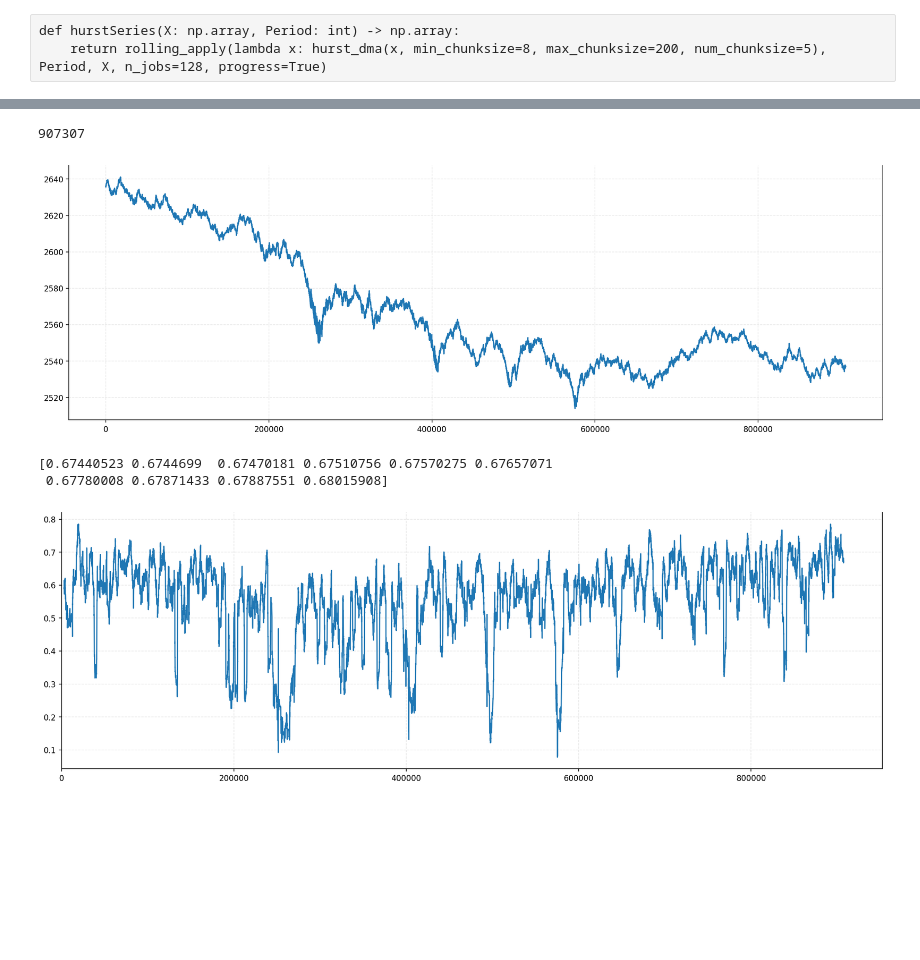
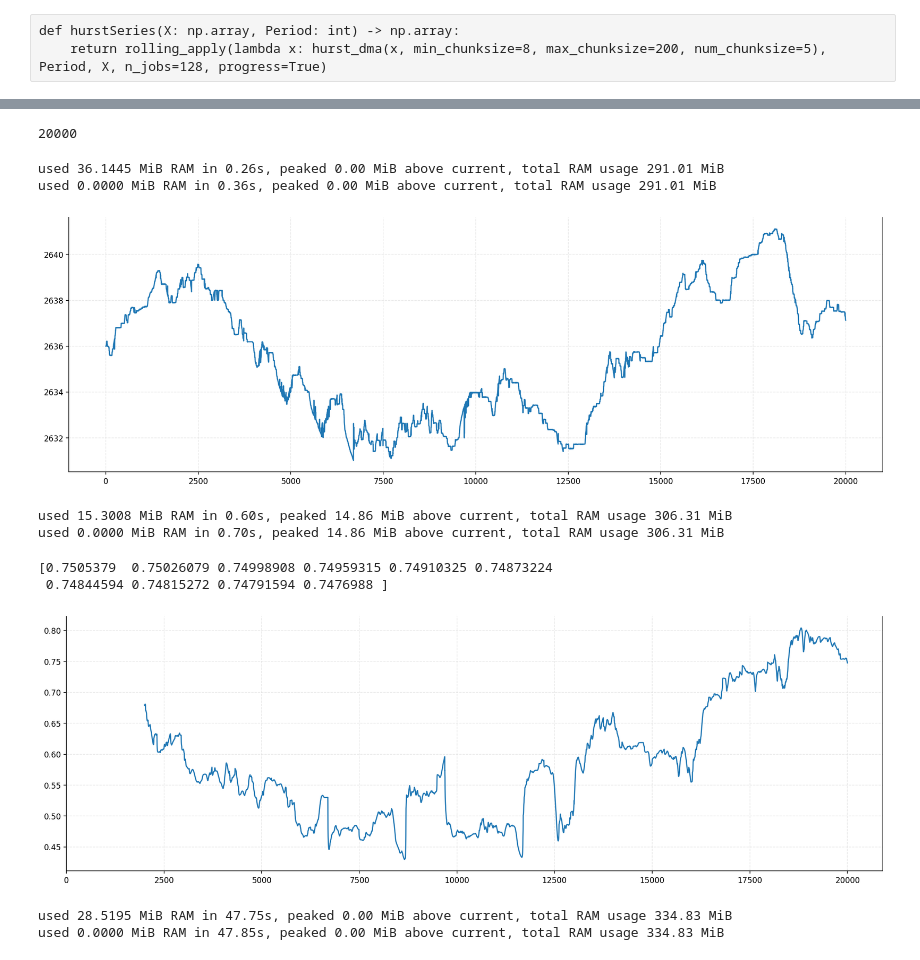
Before and after one commit to zxweed/simple, a Jupyter notebook: examples/hurst.chart.ipynb, the cells around one changed output, grey strips where cells are left out. Cells and saved outputs as stored; diff of their text form; code cells hidden in the pictures; blank space fills up the shorter version.

```diff
--- a/examples/hurst.chart.ipynb
+++ b/examples/hurst.chart.ipynb
@@ -28,20 +40,26 @@ def hurstSeries(X: np.array, Period: int) -> np.array:
 # %%
-T = np.load('data/ETHUSDT.2022-05-08.tick.npz')['ETHUSDT'].view(np.recarray)
+T = np.load('data/ETHUSDT.2022-05-08.tick.npz')['ETHUSDT'].view(np.recarray)[:20_000]
 len(T)
 # %% [output]
-907307
+20000
+used 36.1445 MiB RAM in 0.26s, peaked 0.00 MiB above current, total RAM usage 291.01 MiB
+used 0.0000 MiB RAM in 0.36s, peaked 0.00 MiB above current, total RAM usage 291.01 MiB
 # %%
 plt.plot(T.Price);
 # %% [output]
-[figure, old version]
+[figure, new version]
+used 15.3008 MiB RAM in 0.60s, peaked 14.86 MiB above current, total RAM usage 306.31 MiB
+used 0.0000 MiB RAM in 0.70s, peaked 14.86 MiB above current, total RAM usage 306.31 MiB
 # %%
-h = hurstSeries(T.Price, 3000)
+h = hurstSeries(T.Price, 2000)
 print(h[-10:])
 
 plt.plot(h)
 plt.gca().set_xlim(0);
 # %% [output]
-[0.67440523 0.6744699  0.67470181 0.67510756 0.67570275 0.67657071
- 0.67780008 0.67871433 0.67887551 0.68015908]
+[0.7505379  0.75026079 0.74998908 0.74959315 0.74910325 0.74873224
+ 0.74844594 0.74815272 0.74791594 0.7476988 ]
-[figure, old version]
+[figure, new version]
+used 28.5195 MiB RAM in 47.75s, peaked 0.00 MiB above current, total RAM usage 334.83 MiB
+used 0.0000 MiB RAM in 47.85s, peaked 0.00 MiB above current, total RAM usage 334.83 MiB
 # %%
```
Also changed, not shown: parts of 6 cells of this notebook, 6 other files.
